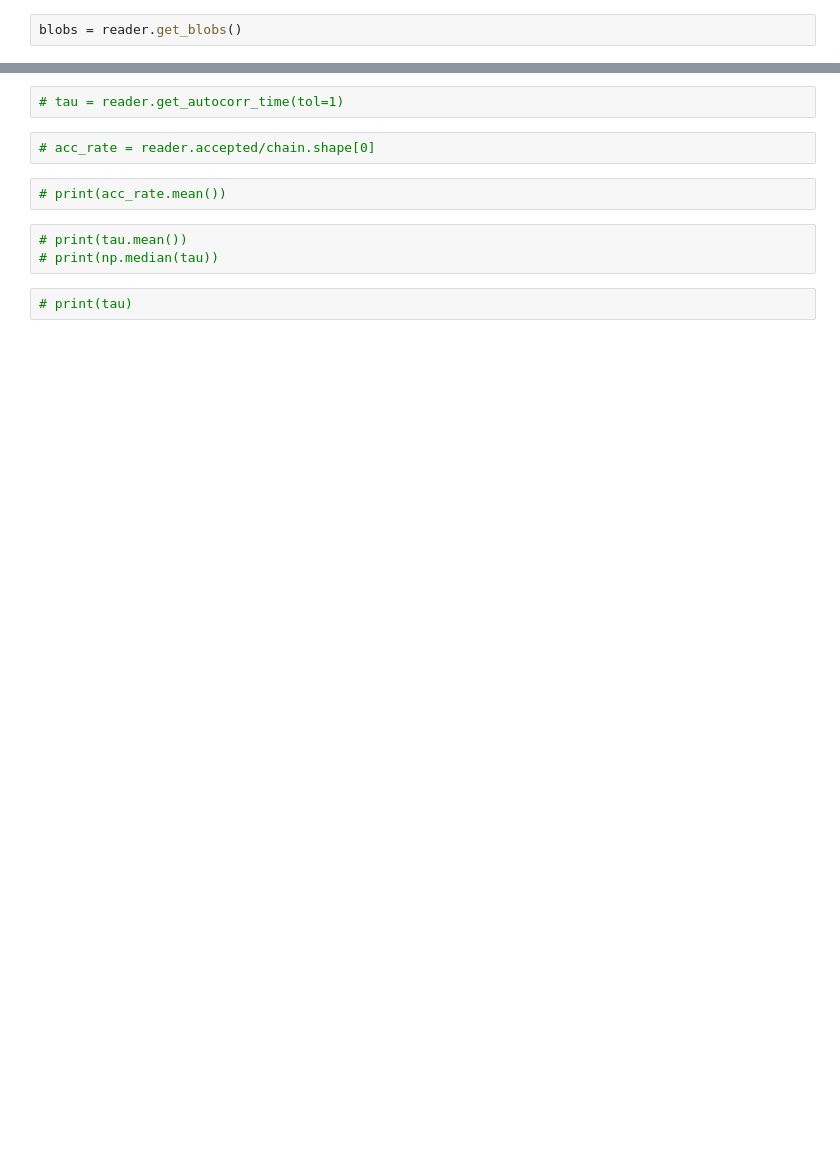
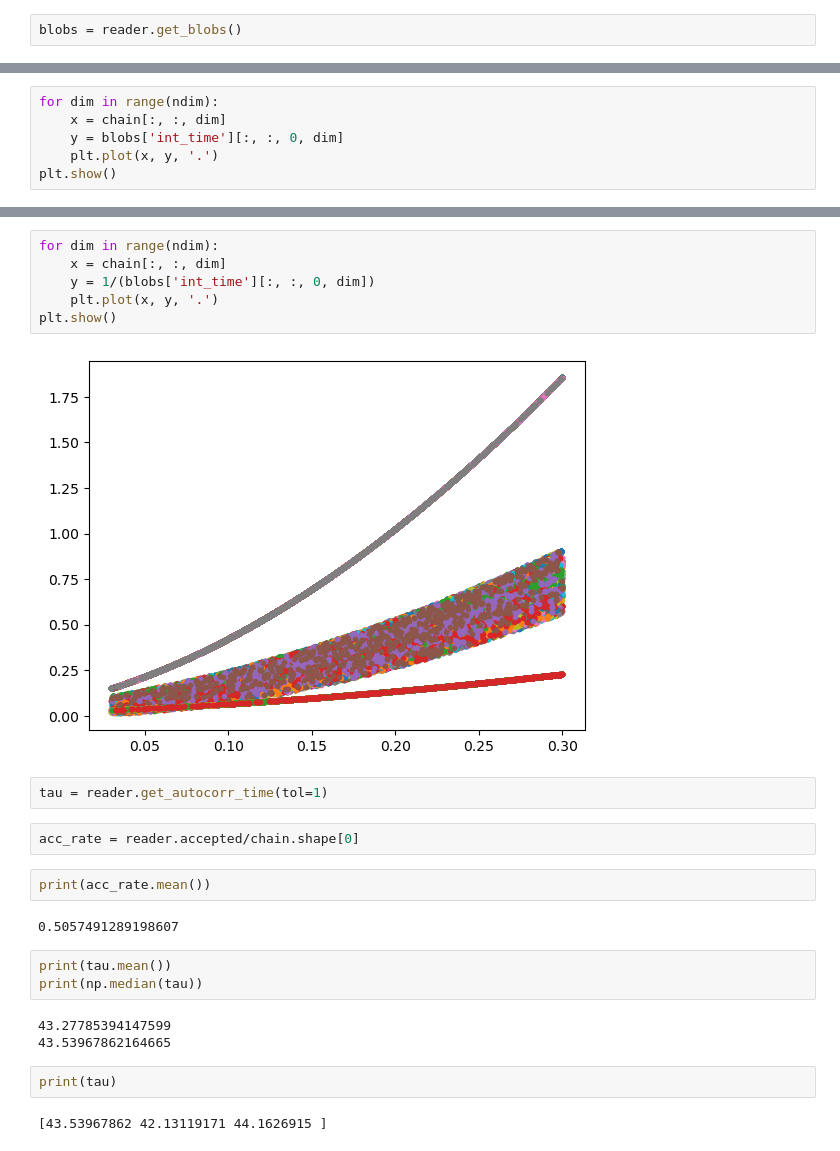
Before and after one commit to chen-pin/ebs, a Jupyter notebook: notebooks/View_Mcmc.ipynb, the cells around one changed output, grey strips where cells are left out. Drawn from its saved outputs; the diff is of its cells as text; blank space fills up the shorter version.

```diff
--- a/notebooks/View_Mcmc.ipynb
+++ b/notebooks/View_Mcmc.ipynb
@@ -42,0 +32,6 @@ print(blobs['C_dc'][1])
+# %%
+for dim in range(ndim):
+    x = chain[:, :, dim]
+    y = blobs['int_time'][:, :, 0, dim]
+    plt.plot(x, y, '.')
+plt.show()
@@ -43,12 +40,27 @@ print(blobs['C_dc'][1])
+# %%
+for dim in range(ndim):
+    x = chain[:, :, dim]
+    y = 1/(blobs['int_time'][:, :, 0, dim])
+    plt.plot(x, y, '.')
+plt.show()
+# %% [output]
+[figure, added]
 # %%
-# tau = reader.get_autocorr_time(tol=1)
+tau = reader.get_autocorr_time(tol=1)
 # %%
-# acc_rate = reader.accepted/chain.shape[0]
+acc_rate = reader.accepted/chain.shape[0]
 # %%
-# print(acc_rate.mean())
+print(acc_rate.mean())
+# %% [output]
+0.5057491289198607
 # %%
-# print(tau.mean())
-# print(np.median(tau))
+print(tau.mean())
+print(np.median(tau))
+# %% [output]
+43.27785394147599
+43.53967862164665
 # %%
-# print(tau)
+print(tau)
+# %% [output]
+[43.53967862 42.13119171 44.1626915 ]
 # %%
```
Also changed, not shown: parts of 12 cells of this notebook.
